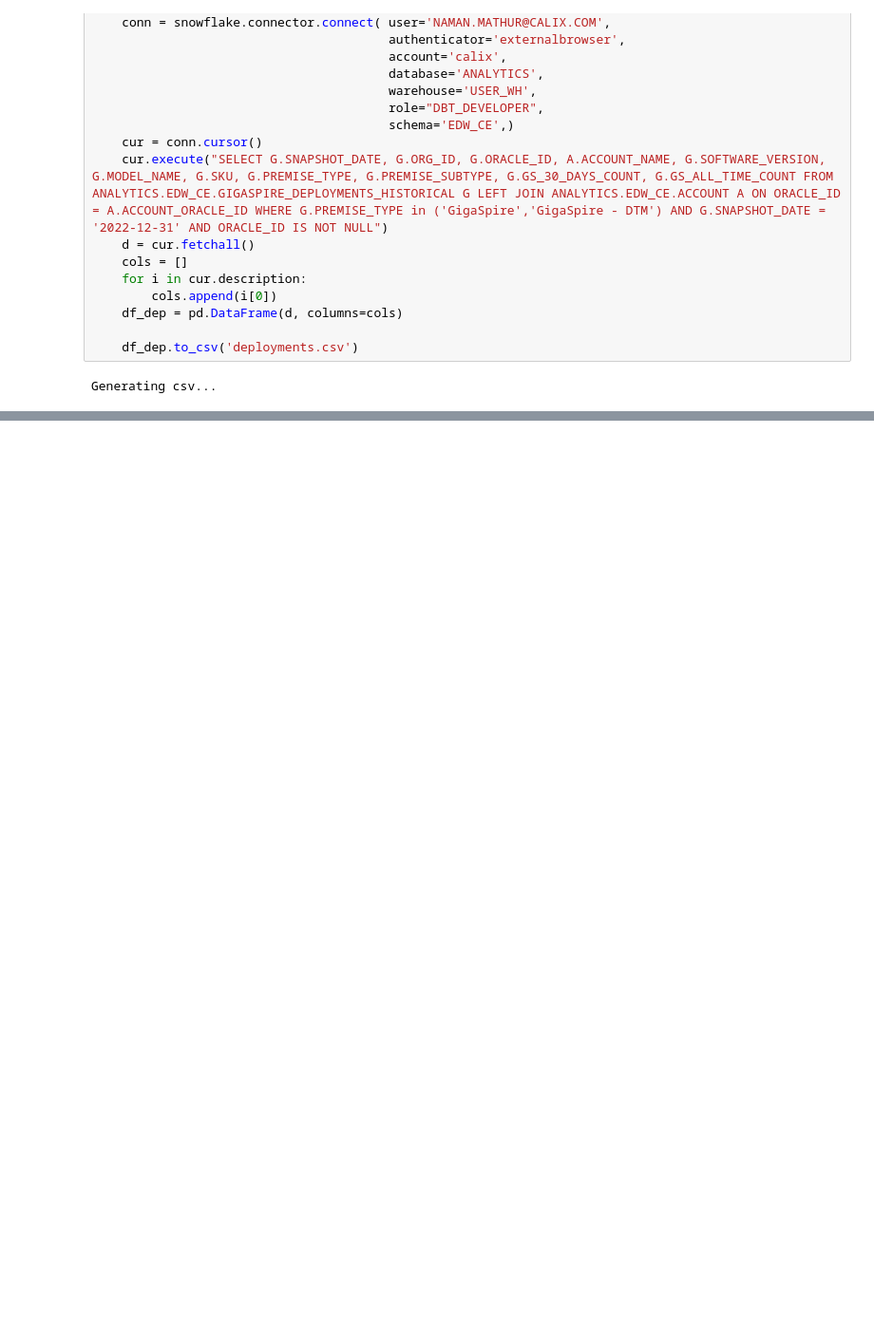
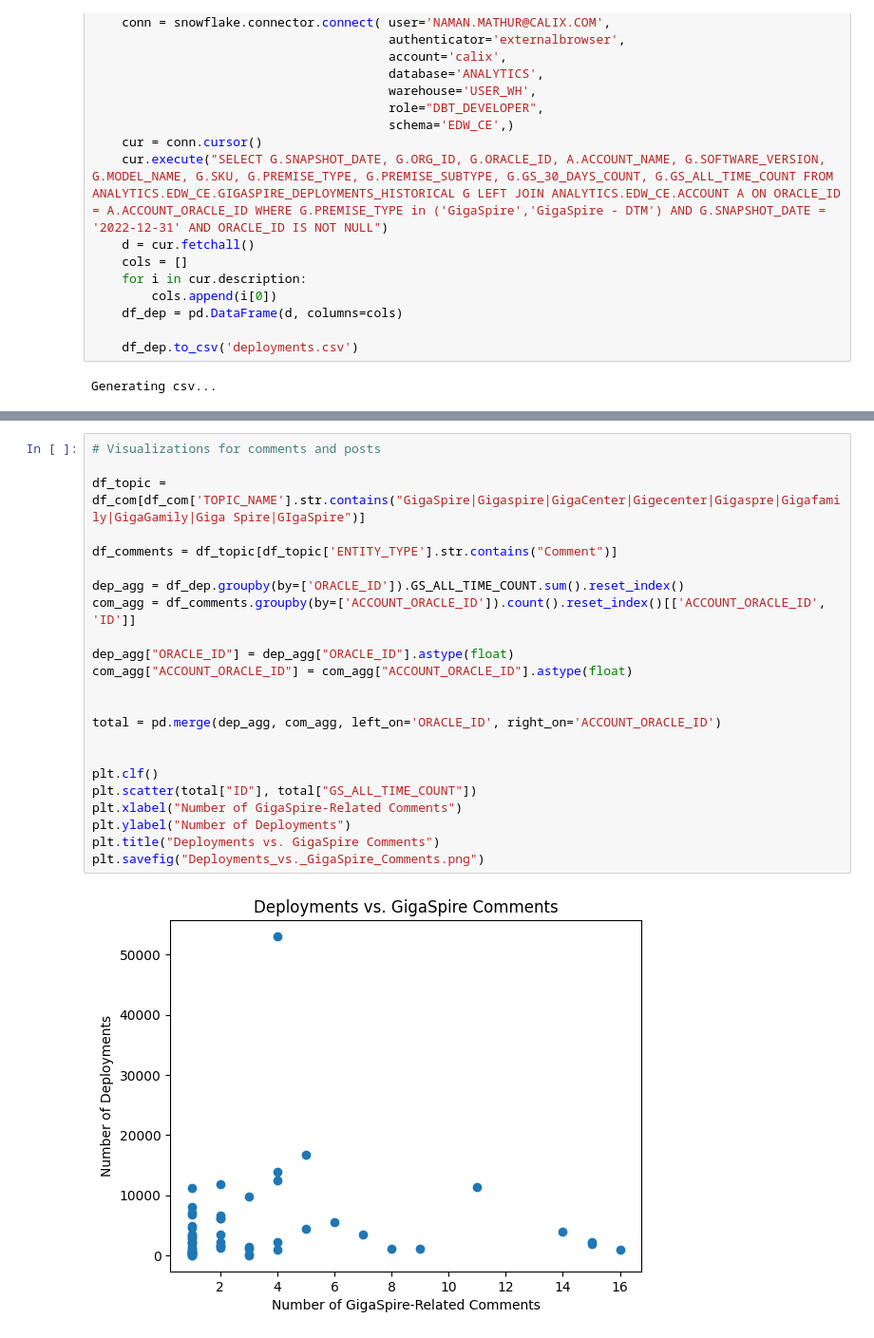
Before and after one commit to calix-analytics-org/ml-intern-project, a Jupyter notebook: regression.ipynb, the cells around one changed output, grey strips where cells are left out. Shown at 95% size. Drawn from its saved outputs; the diff is of its cells as text; blank space fills up the shorter version.

```diff
--- a/regression.ipynb
+++ b/regression.ipynb
@@ -115,0 +114,25 @@ plt.savefig("Deployments_vs._GigaSpire_Comments.png")
+# %%
+# Visualizations for comments and posts
+
+df_topic = df_com[df_com['TOPIC_NAME'].str.contains("GigaSpire|Gigaspire|GigaCenter|Gigecenter|Gigaspre|Gigafamily|GigaGamily|Giga Spire|GIgaSpire")]
+
+df_comments = df_topic[df_topic['ENTITY_TYPE'].str.contains("Comment")]
+
+dep_agg = df_dep.groupby(by=['ORACLE_ID']).GS_ALL_TIME_COUNT.sum().reset_index()
+com_agg = df_comments.groupby(by=['ACCOUNT_ORACLE_ID']).count().reset_index()[['ACCOUNT_ORACLE_ID', 'ID']]
+
+dep_agg["ORACLE_ID"] = dep_agg["ORACLE_ID"].astype(float)
+com_agg["ACCOUNT_ORACLE_ID"] = com_agg["ACCOUNT_ORACLE_ID"].astype(float)
+
+
+total = pd.merge(dep_agg, com_agg, left_on='ORACLE_ID', right_on='ACCOUNT_ORACLE_ID')
+
+
+plt.clf()
+plt.scatter(total["ID"], total["GS_ALL_TIME_COUNT"])
+plt.xlabel("Number of GigaSpire-Related Comments")
+plt.ylabel("Number of Deployments")
+plt.title("Deployments vs. GigaSpire Comments")
+plt.savefig("Deployments_vs._GigaSpire_Comments.png")
+# %% [output]
+[figure, added]
```
Also changed, not shown: parts of 3 cells of this notebook.
